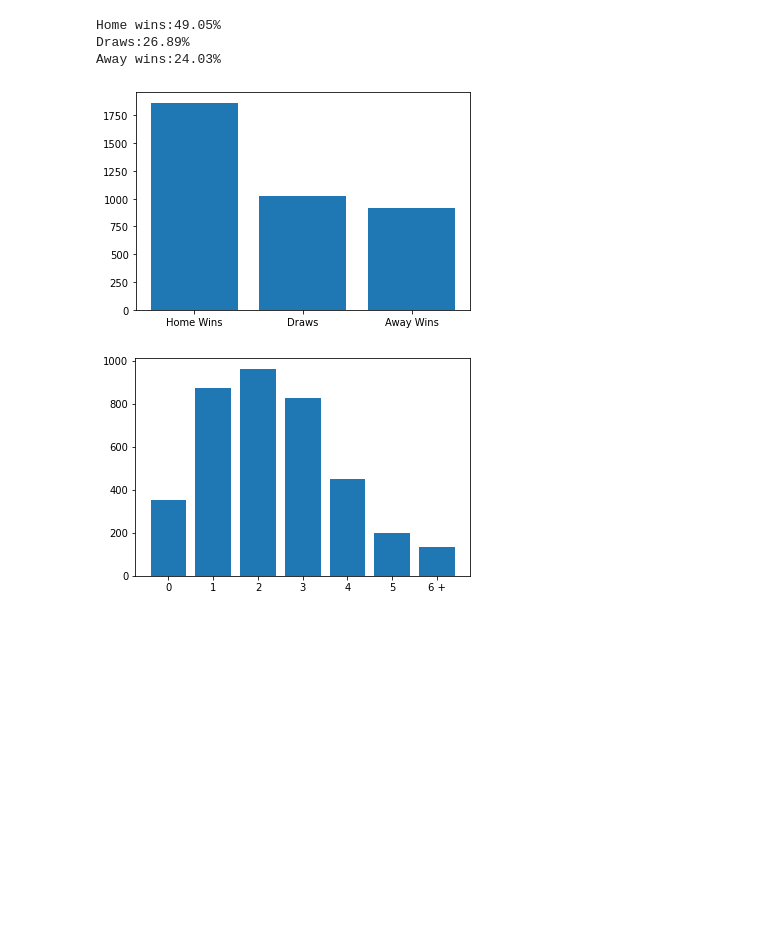
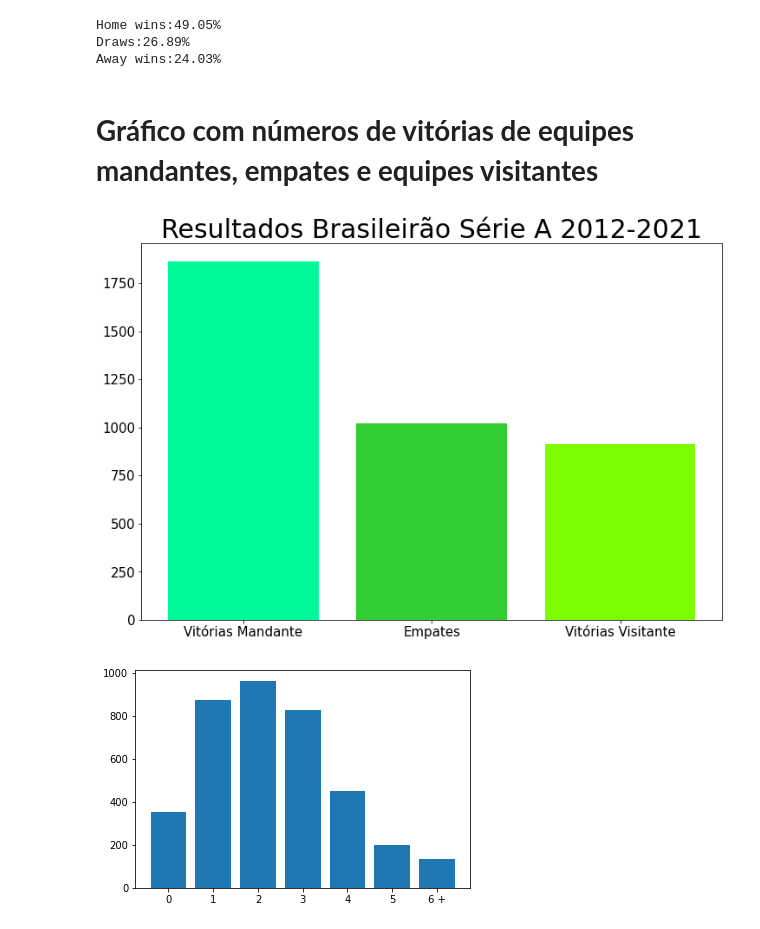
Before and after one commit to cientistadados93/brazilianSerieA, a Jupyter notebook: Serie_A_Brazilian.ipynb, the cells around one changed output. Saved outputs shown, nothing was run; the diff lists cells and outputs as text; code cells hidden in the pictures; blank space fills up the shorter version.

```diff
--- a/Serie_A_Brazilian.ipynb
+++ b/Serie_A_Brazilian.ipynb
@@ -52,13 +52,19 @@ print('Away wins:{:.2f}%'.format(away_rate))
 Home wins:49.05%
 Draws:26.89%
 Away wins:24.03%
-# %%
-x = np.arange(3)
-plt.bar(x, results)
-plt.xticks(x, ('Home Wins', 'Draws', 'Away Wins'))
-plt.show()
-# %% [output]
-[figure, removed]
+# %% [markdown]
+# **Gráfico com números de vitórias de equipes mandantes, empates e equipes visitantes**
+# %%
+x = np.arange(3)
+plt.figure(figsize=(12,8))
+plt.bar(x, results, color=['#00FA9A', '#32CD32', '#7CFC00'])
+plt.title("Resultados Brasileirão Série A 2012-2021", fontsize="30")
+plt.yticks(size="15")
+plt.xticks(x, ('Vitórias Mandante', 'Empates', 'Vitórias Visitante'), size="15")
+plt.savefig("Resultados.jpeg")
+plt.show()
+# %% [output]
+[figure, added]
 # %%
 #soma do total de gols em cada partida adicionado em uma nova coluna 'Total Goals'
 brazilA["Total Goals"] = brazilA.HG + brazilA.AG
```
